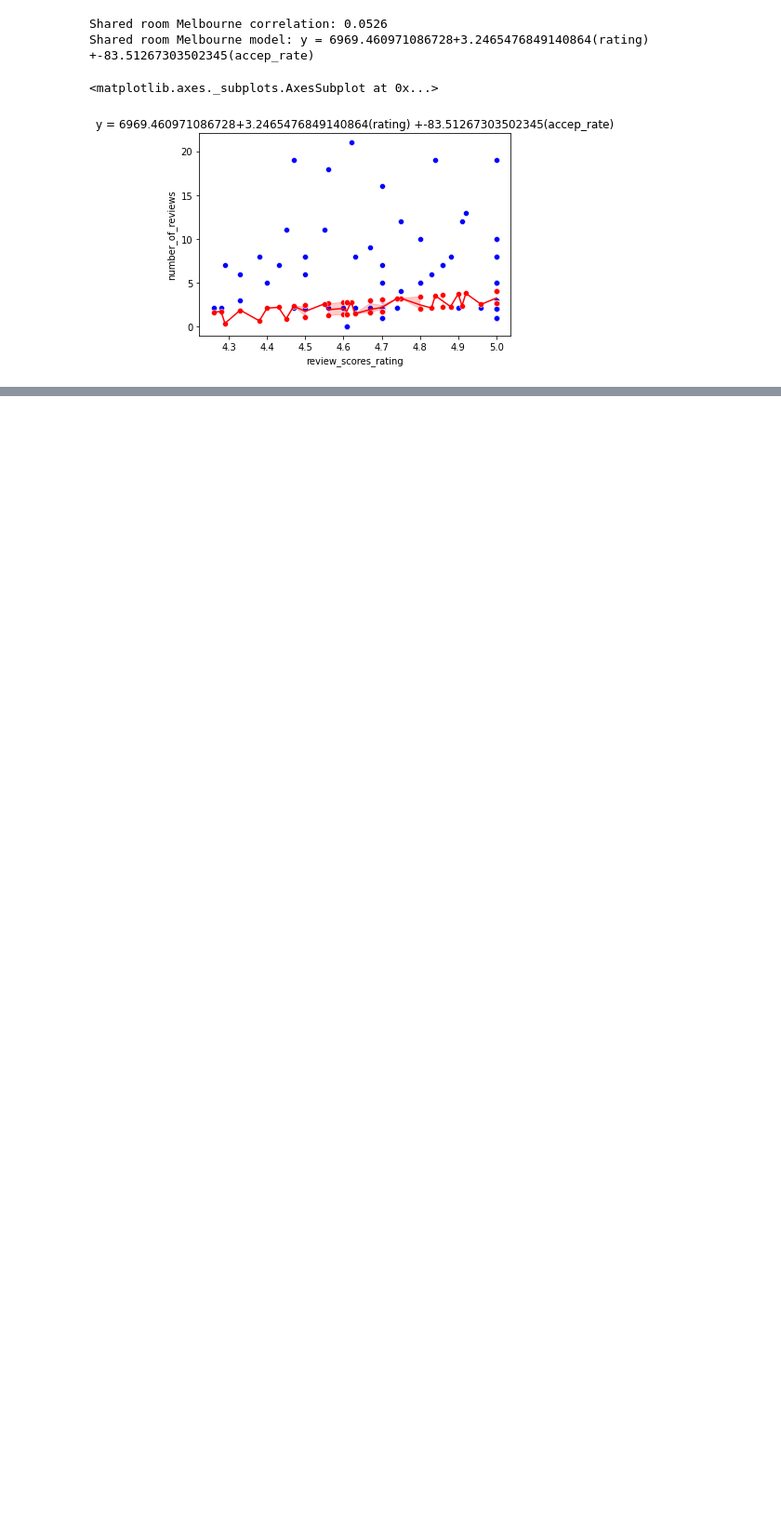
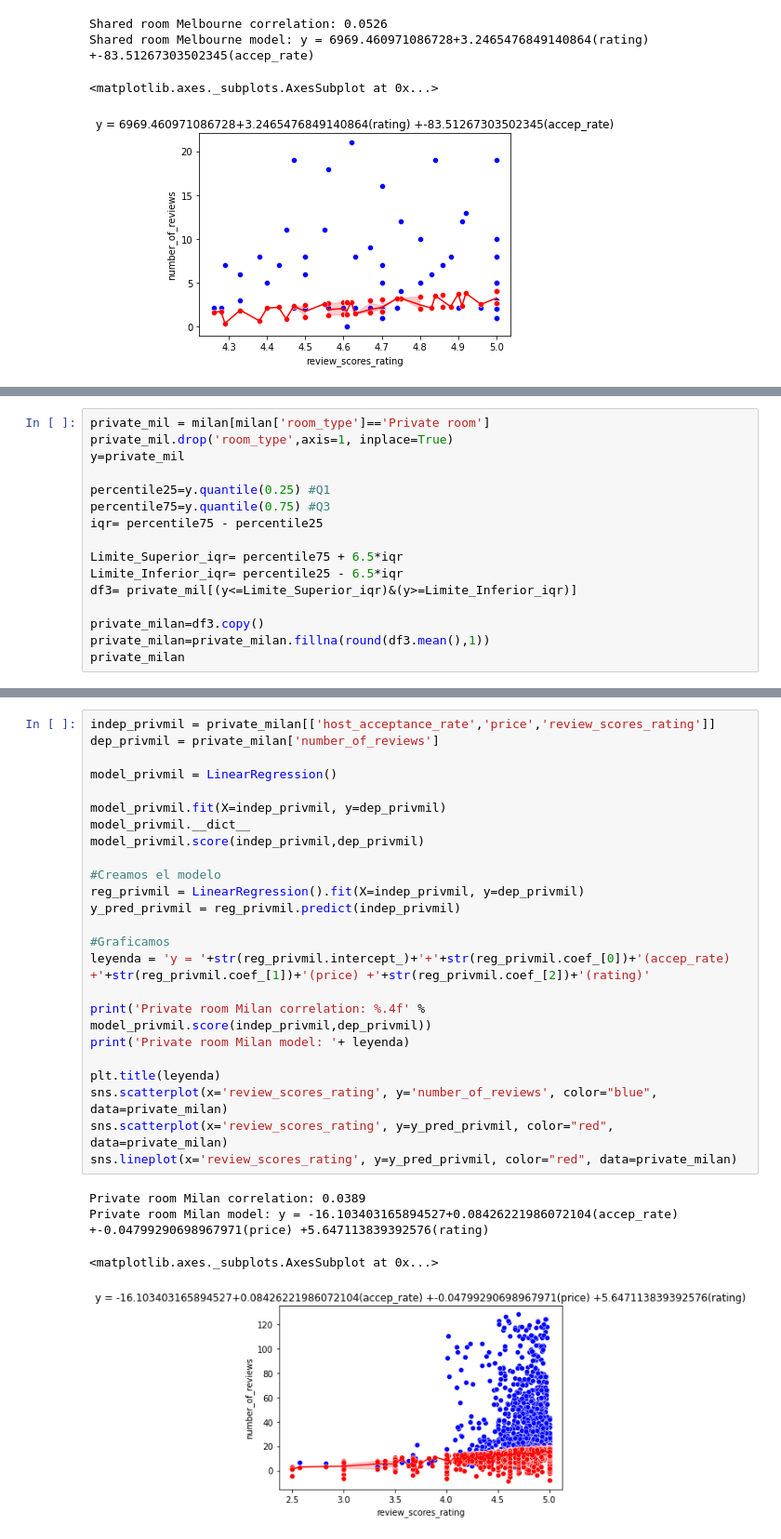
Before and after one commit to a01706447/Actividad-1, a Jupyter notebook: Actividad1_A01706447.ipynb, the cells around one changed output, grey strips where cells are left out. Shown at 93% size. Cells and saved outputs as stored; diff of their text form; blank space fills up the shorter version.

```diff
--- a/Actividad1_A01706447.ipynb
+++ b/Actividad1_A01706447.ipynb
@@ -628,0 +812,16 @@ deter_enmelb = model_enmelb.score(X=en_room[['host_acceptance_rate']],y=en_room[
+# %%
+private_mil = milan[milan['room_type']=='Private room']
+private_mil.drop('room_type',axis=1, inplace=True)
+y=private_mil
+
+percentile25=y.quantile(0.25) #Q1
+percentile75=y.quantile(0.75) #Q3
+iqr= percentile75 - percentile25
+
+Limite_Superior_iqr= percentile75 + 6.5*iqr
+Limite_Inferior_iqr= percentile25 - 6.5*iqr
+df3= private_mil[(y<=Limite_Superior_iqr)&(y>=Limite_Inferior_iqr)]
+
+private_milan=df3.copy()
+private_milan=private_milan.fillna(round(df3.mean(),1))
+private_milan
@@ -628,0 +947,29 @@ deter_enmelb = model_enmelb.score(X=en_room[['host_acceptance_rate']],y=en_room[
+# %%
+indep_privmil = private_milan[['host_acceptance_rate','price','review_scores_rating']]
+dep_privmil = private_milan['number_of_reviews']
+
+model_privmil = LinearRegression()
+
+model_privmil.fit(X=indep_privmil, y=dep_privmil)
+model_privmil.__dict__
+model_privmil.score(indep_privmil,dep_privmil)
+
+#Creamos el modelo
+reg_privmil = LinearRegression().fit(X=indep_privmil, y=dep_privmil)
+y_pred_privmil = reg_privmil.predict(indep_privmil)
+
+#Graficamos
+leyenda = 'y = '+str(reg_privmil.intercept_)+'+'+str(reg_privmil.coef_[0])+'(accep_rate) +'+str(reg_privmil.coef_[1])+'(price) +'+str(reg_privmil.coef_[2])+'(rating)'
+
+print('Private room Milan correlation: %.4f' % model_privmil.score(indep_privmil,dep_privmil))
+print('Private room Milan model: '+ leyenda)
+
+plt.title(leyenda)
+sns.scatterplot(x='review_scores_rating', y='number_of_reviews', color="blue", data=private_milan)
+sns.scatterplot(x='review_scores_rating', y=y_pred_privmil, color="red", data=private_milan)
+sns.lineplot(x='review_scores_rating', y=y_pred_privmil, color="red", data=private_milan)
+# %% [output]
+Private room Milan correlation: 0.0389
+Private room Milan model: y = -16.103403165894527+0.08426221986072104(accep_rate) +-0.04799290698967971(price) +5.647113839392576(rating)
+<matplotlib.axes._subplots.AxesSubplot at 0x...>
+[figure, added]
```
Also changed, not shown: parts of 21 cells of this notebook.
